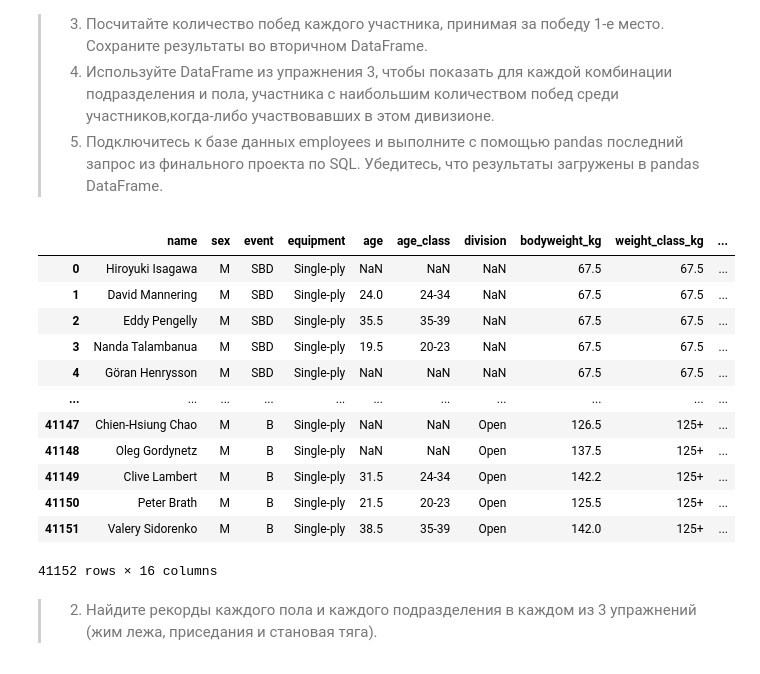
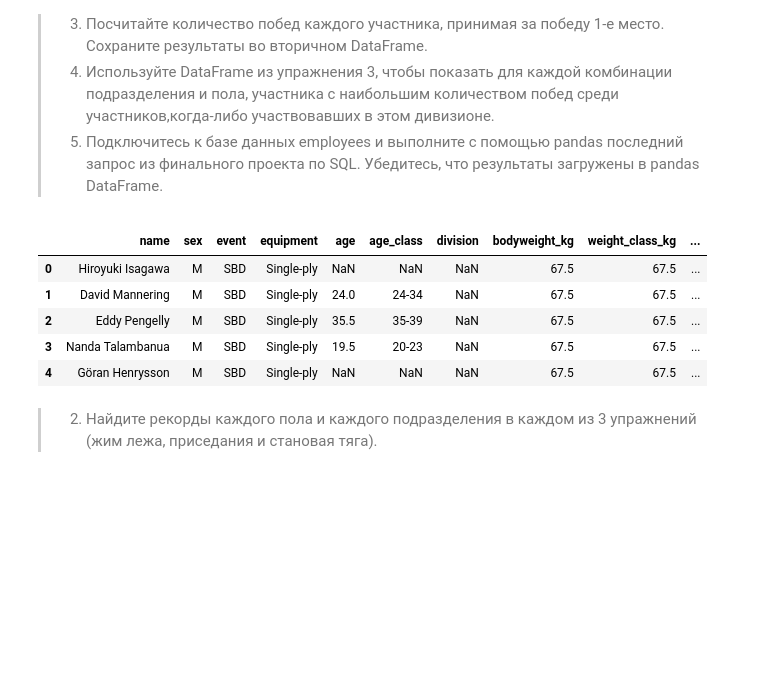
Before and after one commit to krestiankin/home_work_bi, a Jupyter notebook: hw7.ipynb, the cells around one changed output. Drawn from its saved outputs; the diff is of its cells as text; code cells hidden in the pictures; blank space fills up the shorter version.

```diff
--- a/hw7.ipynb
+++ b/hw7.ipynb
@@ -10,20 +11,14 @@ import pandas as pd
 # %%
+# читаємо .csv файлик відразу за посиланням
 linc = 'https://raw.githubusercontent.com/rfordatascience/tidytuesday/master/data/2019/2019-10-08/ipf_lifts.csv'
 df = pd.read_csv(linc)
-df
+df.head()
 # %% [output]
 |  | name | sex | event | equipment | age | age_class | division | bodyweight_kg | weight_class_kg | ... |
 | 0 | Hiroyuki Isagawa | M | SBD | Single-ply | NaN | NaN | NaN | 67.5 | 67.5 | ... |
 | 1 | David Mannering | M | SBD | Single-ply | 24.0 | 24-34 | NaN | 67.5 | 67.5 | ... |
 | 2 | Eddy Pengelly | M | SBD | Single-ply | 35.5 | 35-39 | NaN | 67.5 | 67.5 | ... |
 | 3 | Nanda Talambanua | M | SBD | Single-ply | 19.5 | 20-23 | NaN | 67.5 | 67.5 | ... |
 | 4 | Göran Henrysson | M | SBD | Single-ply | NaN | NaN | NaN | 67.5 | 67.5 | ... |
-| ... | ... | ... | ... | ... | ... | ... | ... | ... | ... | ... |
-| 41147 | Chien-Hsiung Chao | M | B | Single-ply | NaN | NaN | Open | 126.5 | 125+ | ... |
-| 41148 | Oleg Gordynetz | M | B | Single-ply | NaN | NaN | Open | 137.5 | 125+ | ... |
-| 41149 | Clive Lambert | M | B | Single-ply | 31.5 | 24-34 | Open | 142.2 | 125+ | ... |
-| 41150 | Peter Brath | M | B | Single-ply | 21.5 | 20-23 | Open | 125.5 | 125+ | ... |
-| 41151 | Valery Sidorenko | M | B | Single-ply | 38.5 | 35-39 | Open | 142.0 | 125+ | ... |
-41152 rows × 16 columns
 # %% [markdown]
 >2. Найдите рекорды каждого пола и каждого подразделения в каждом из 3 упражнений (жим лежа, приседания и становая тяга).
```
Also changed, not shown: parts of 9 cells of this notebook, 5 other files.
